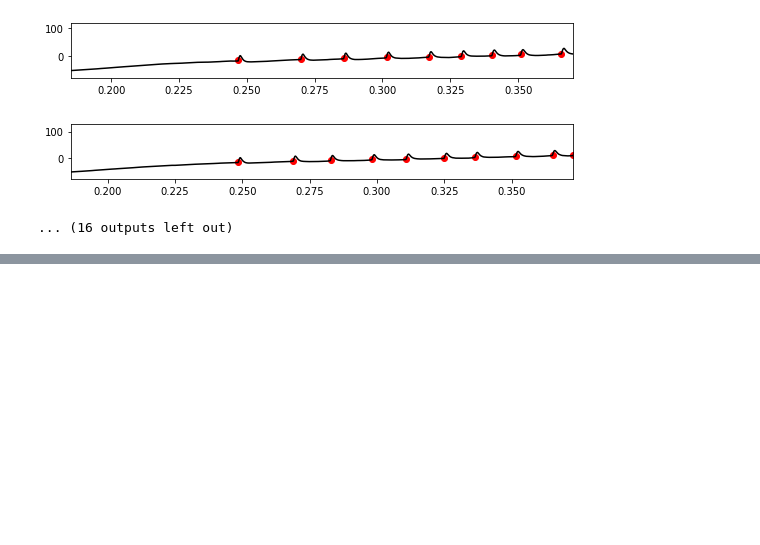
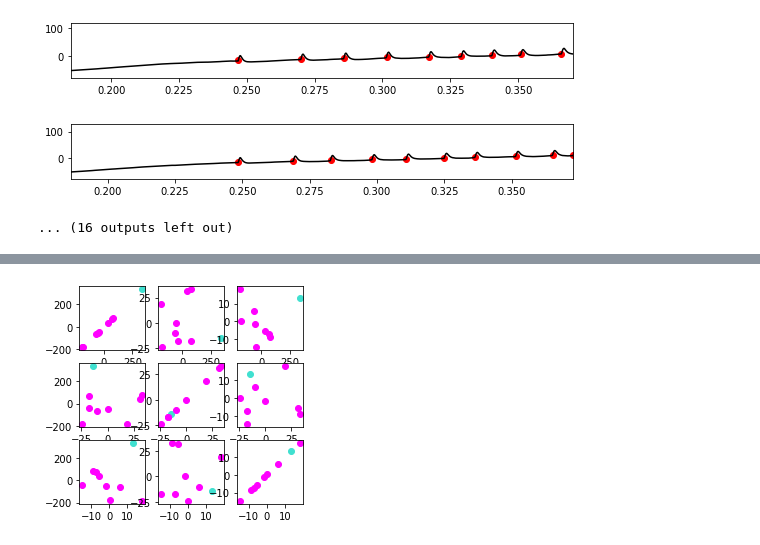
Before and after one commit to dtabuena/CrispMice, a Jupyter notebook: Crispy_Analyze_ABF_files.ipynb, the cells around one changed output, grey strips where cells are left out. Saved outputs shown, nothing was run; the diff lists cells and outputs as text; code cells hidden in the pictures; blank space fills up the shorter version.

```diff
--- a/Crispy_Analyze_ABF_files.ipynb
+++ b/Crispy_Analyze_ABF_files.ipynb
@@ -2158,0 +2196,11 @@ files.download('clusters.png')
+# %%
+# print(X_trans)
+# print(X_trans[is_type_0])
+
+fig, ax = plt.subplots(3,3,figsize = [4,4])
+for i in range(3):
+    for j in range(3):
+        ax[i,j].scatter(X_trans[is_type_0][:,i],X_trans[is_type_0][:,j],color='turquoise')
+        ax[i,j].scatter(X_trans[is_type_1][:,i],X_trans[is_type_1][:,j],color='magenta')
+# %% [output]
+[figure, added]
```
Also changed, not shown: parts of 3 cells of this notebook.
